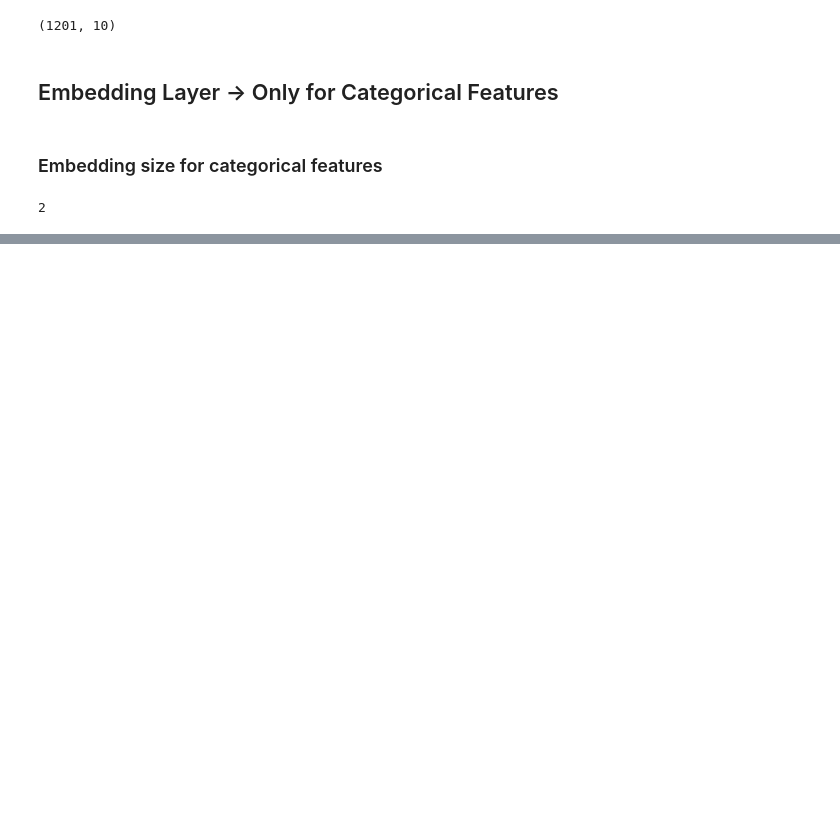
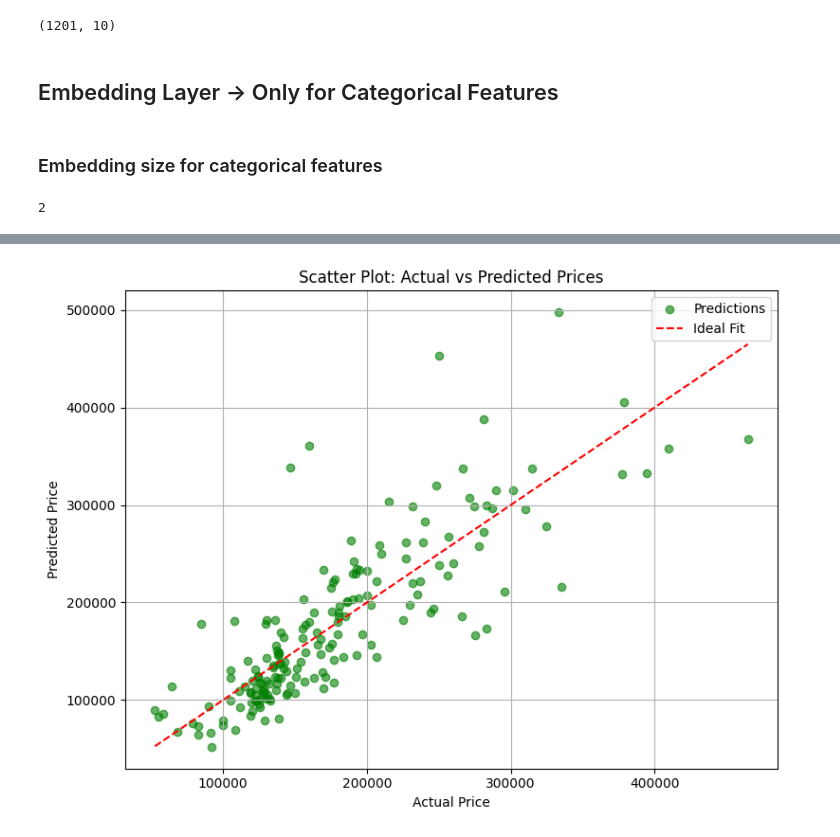
Before and after one commit to pratham001tanti/House-Price-Prediction-Using-Pytorch, a Jupyter notebook: housePricePrediction.ipynb, the cells around one changed output, grey strips where cells are left out. Saved outputs shown, nothing was run; the diff lists cells and outputs as text; code cells hidden in the pictures; blank space fills up the shorter version.

```diff
--- a/housePricePrediction.ipynb
+++ b/housePricePrediction.ipynb
@@ -235,0 +550,15 @@ embedding_dim
+# %%
+plt.figure(figsize=(8, 6))
+plt.scatter(final_output['Test'], final_output['Prediction'], alpha=0.6, color='green', label='Predictions')
+plt.plot([final_output['Test'].min(), final_output['Test'].max()],
+         [final_output['Test'].min(), final_output['Test'].max()],
+         'r--', label='Ideal Fit')
+plt.xlabel('Actual Price')
+plt.ylabel('Predicted Price')
+plt.title('Scatter Plot: Actual vs Predicted Prices')
+plt.legend()
+plt.grid(True)
+plt.tight_layout()
+plt.show()
+# %% [output]
+[figure, added]
```
Also changed, not shown: parts of 43 cells of this notebook, 1 other file.
